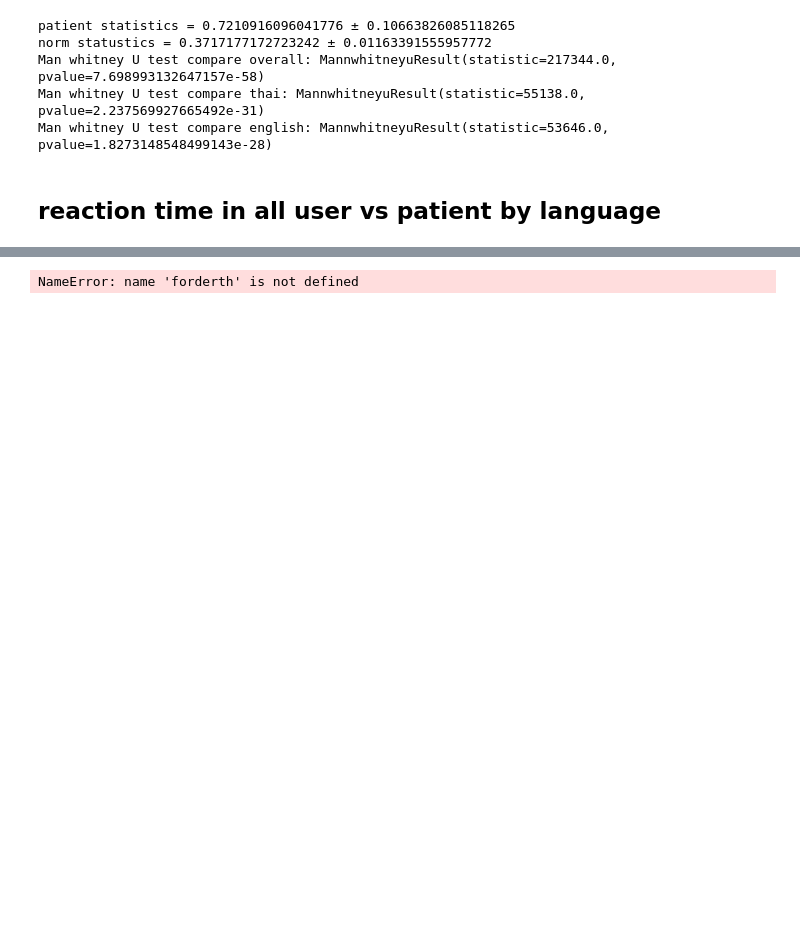
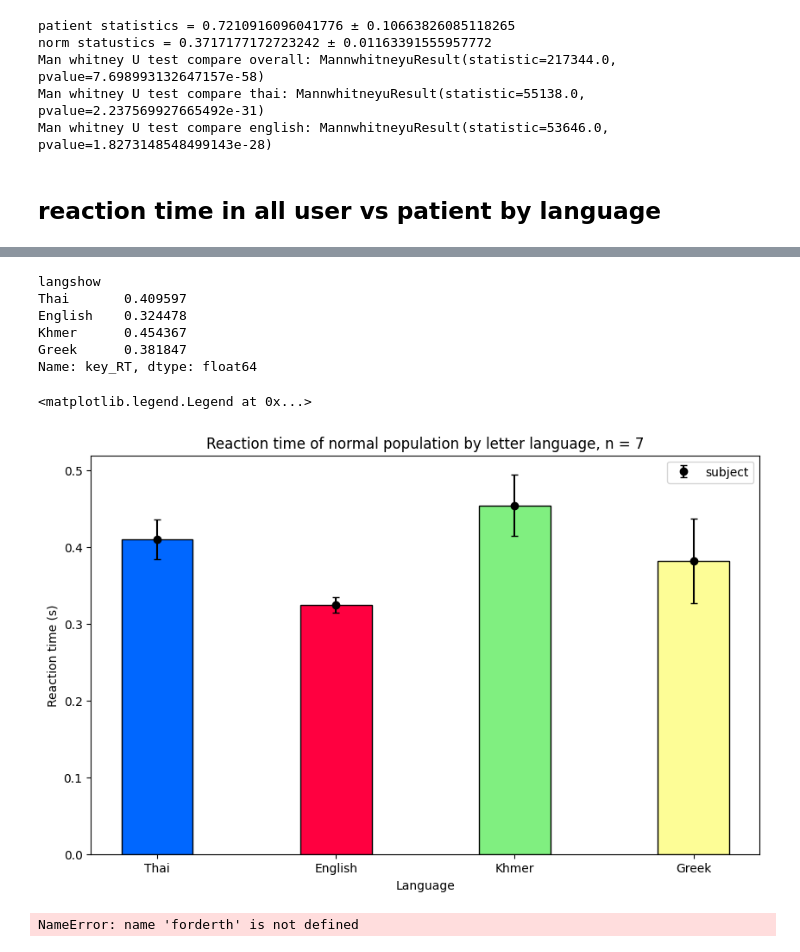
Before and after one commit to Plausma/Dyslexia, a Jupyter notebook: task 1 norm.ipynb, the cells around one changed output, grey strips where cells are left out. Cells and saved outputs as stored; diff of their text form; code cells hidden in the pictures; blank space fills up the shorter version.

```diff
--- a/task 1 norm.ipynb
+++ b/task 1 norm.ipynb
@@ -427,3 +356,30 @@ Plot saved to ./figure/YP I RT by lang TH.png
+# %%
+rtmean = megadf.groupby('langshow')['key_RT'].mean()
+rtmean = rtmean.reindex(['Thai', 'English', 'Khmer','Greek'])
+
+print(rtmean)
+rtsem = megadf.groupby('langshow')['key_RT'].sem()
+rtsem = rtsem.reindex(['Thai', 'English', 'Khmer','Greek'])
+
+plt.subplots(figsize=(10, 6))
+
+plt.bar(rtmean.index, rtmean.values, width = 0.4, color = [bluegradient[4],redgradient[4], '#80ef80', '#fdfd96'], edgecolor = 'black')
+plt.errorbar(rtmean.index, rtmean.values, yerr = rtsem.values, color = 'black', fmt = 'o', capsize = 3, label = 'subject')
+plt.xticks(rtmean.index)
+plt.title(f"Reaction time of normal population by letter language, n = {n_subj}")
+plt.xlabel("Language")
+plt.ylabel("Reaction time (s)")
+
+plt.legend()
+# %% [output]
+langshow
+Thai       0.409597
+English    0.324478
+Khmer      0.454367
+Greek      0.381847
+Name: key_RT, dtype: float64
+<matplotlib.legend.Legend at 0x...>
+[figure, added]
 # %%
 from matplotlib.patches import Patch
 def I_plot_grouped_reaction_time(data1, data2, lang_order=None,group_names=('Group 1', 'Group 2'), plot_title=None, save_path=None):
```
Also changed, not shown: parts of 12 cells of this notebook, 6 other files.
